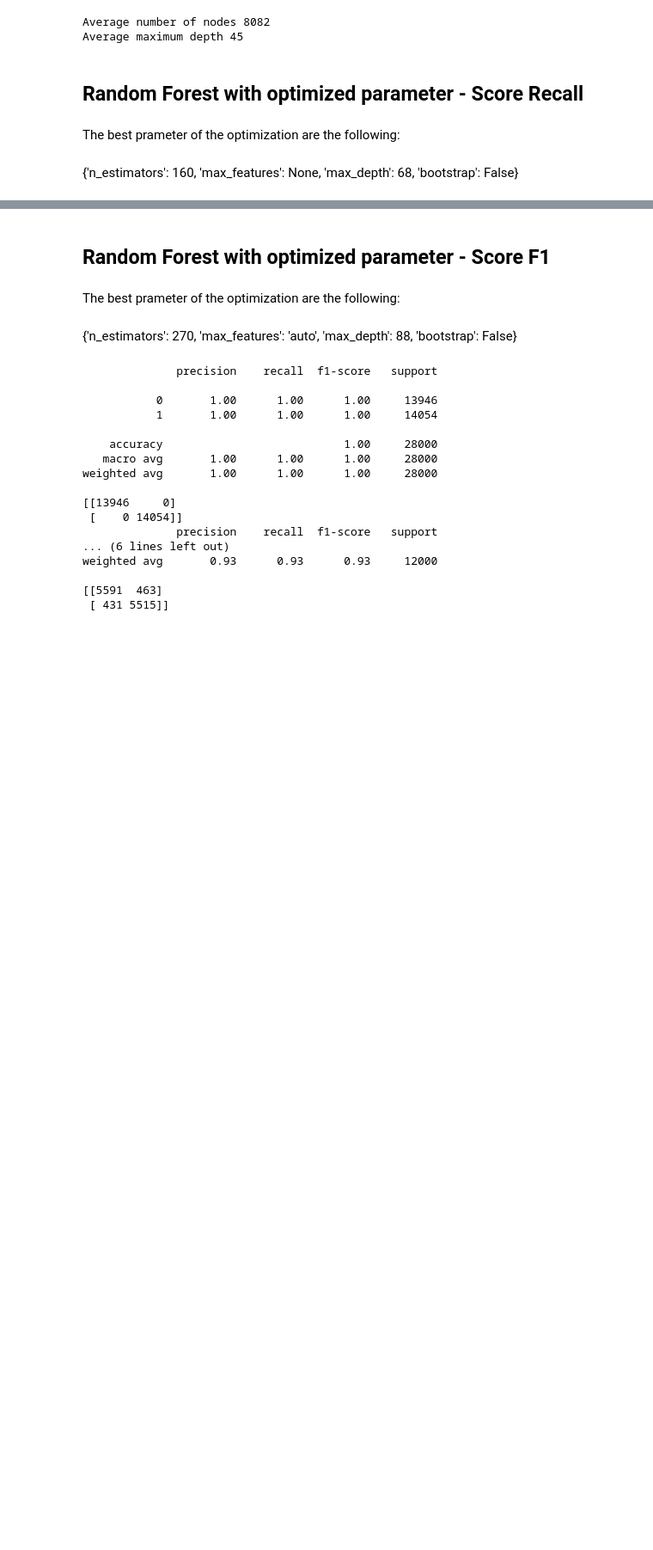
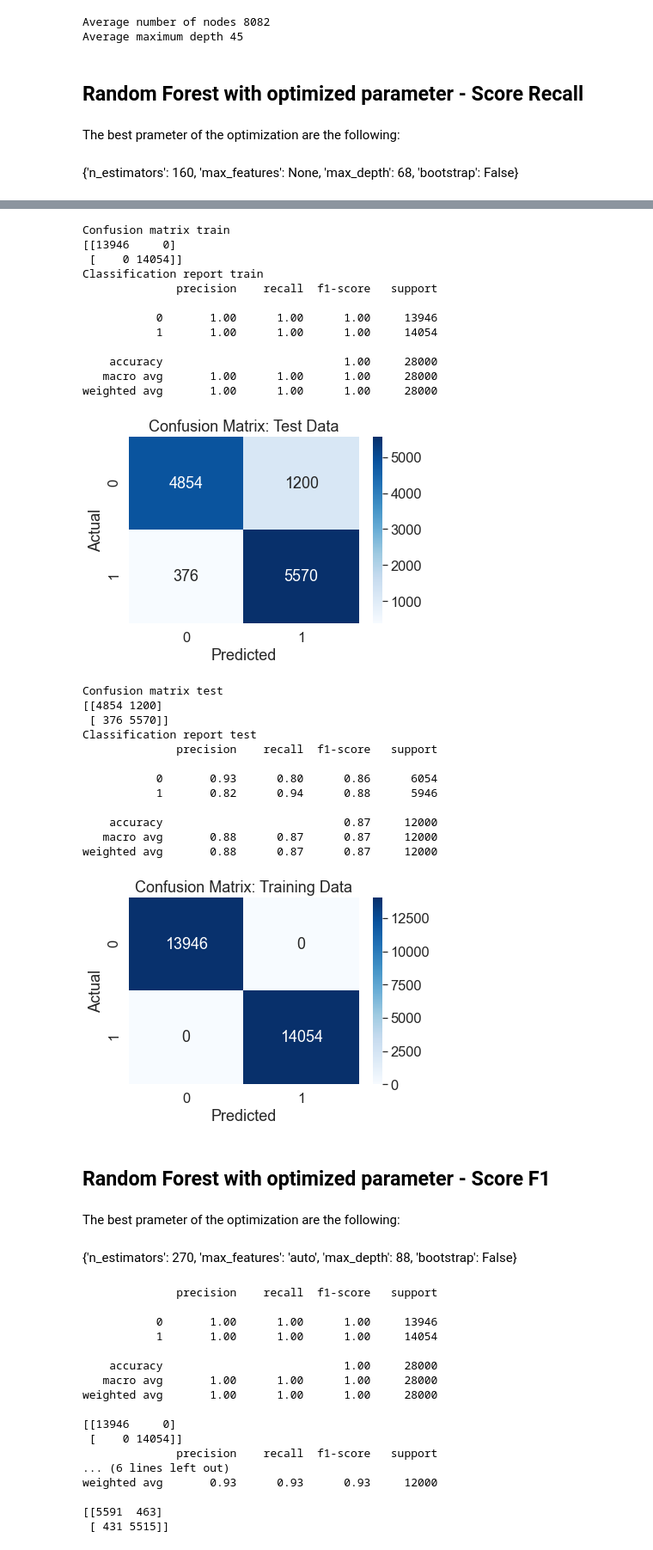
Before and after one commit to jb-ds2020/2nd_Project, a Jupyter notebook: 2020-LendingClub_EnsembleMethods.ipynb, the cells around one changed output, grey strips where cells are left out. Shown at 86% size. Drawn from its saved outputs; the diff is of its cells as text; code cells hidden in the pictures; blank space fills up the shorter version.

```diff
--- a/2020-LendingClub_EnsembleMethods.ipynb
+++ b/2020-LendingClub_EnsembleMethods.ipynb
@@ -47,6 +47,45 @@ default                 41292 non-null int64
 dtypes: float64(7), int64(3), object(4)
 memory usage: 4.4+ MB
 None
+# %%
+# Function to plot confusion matrices
+
+def scores(y_train, y_test, y_train_pred, y_pred, filename=str):
+
+    sns.set(font_scale=1.5)
+    print("Confusion matrix train")
+    print(confusion_matrix(y_train, y_train_pred))
+
+    print("Classification report train")
+    print(classification_report(y_train, y_train_pred))
+
+    # Figure test
+    conf_mat = pd.crosstab(np.ravel(y_test), np.ravel(y_pred),
+                           colnames=["Predicted"], rownames=["Actual"])
+    sns.heatmap(conf_mat, annot=True, cmap="Blues", fmt="g")
+
+    plt.title('Confusion Matrix: Test Data')
+    plt.savefig(
+        f"plots/conf-matrix-test-{filename}.png", dpi=300, bbox_inches='tight')
+    plt.show()
+    plt.close()
+
+    print("Confusion matrix test")
+    print(confusion_matrix(y_test, y_pred))
+
+    print("Classification report test")
+    print(classification_report(y_test, y_pred))
+
+    # Figure train
+    conf_mat = pd.crosstab(np.ravel(y_train), np.ravel(y_train_pred),
+                           colnames=["Predicted"], rownames=["Actual"])
+    sns.heatmap(conf_mat, annot=True, cmap="Blues", fmt="g")
+
+    plt.title('Confusion Matrix: Training Data')
+    plt.savefig(
+        f"plots/conf-matrix-train-{filename}.png", dpi=300, bbox_inches='tight')
+    plt.show()
+    plt.close()
 # %% [markdown]
 ## Upscaling of the minority class default = 1 and downscaling the majority class
 # %% [markdown]
@@ -394,4 +433,33 @@ weighted avg       0.87      0.87      0.87     12000
  [ 376 5570]]
+# %%
+scores(y_train, y_test, opt_pred_train, opt_pred_test, filename='random_forest_recall_focus')
+# %% [output]
+Confusion matrix train
+[[13946     0]
+ [    0 14054]]
+Classification report train
+              precision    recall  f1-score   support
+
+           0       1.00      1.00      1.00     13946
+           1       1.00      1.00      1.00     14054
+
+    accuracy                           1.00     28000
+   macro avg       1.00      1.00      1.00     28000
+weighted avg       1.00      1.00      1.00     28000
+[figure, added]
+Confusion matrix test
+[[4854 1200]
+ [ 376 5570]]
+Classification report test
+              precision    recall  f1-score   support
+
+           0       0.93      0.80      0.86      6054
+           1       0.82      0.94      0.88      5946
+
+    accuracy                           0.87     12000
+   macro avg       0.88      0.87      0.87     12000
+weighted avg       0.88      0.87      0.87     12000
+[figure, added]
 # %% [markdown]
 ## Random Forest with optimized parameter - Score F1
 # %% [markdown]
```
Also changed, not shown: parts of 3 cells of this notebook, 26 other files.
